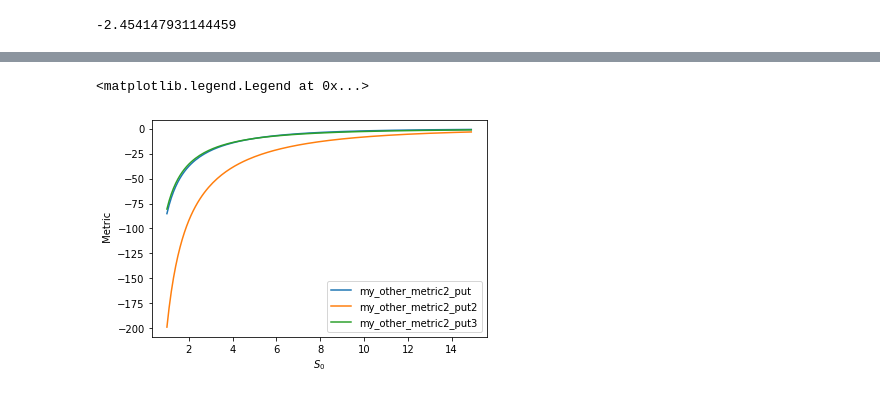
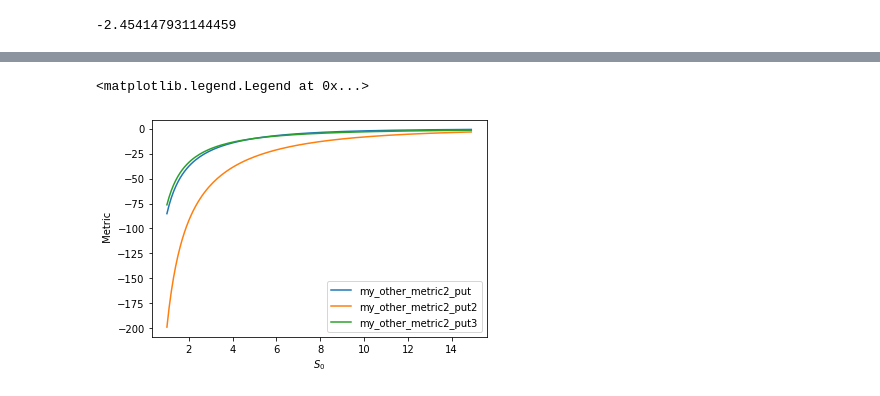
Before and after one commit to TheTesla/my-option-metrics, a Jupyter notebook: black-scholes.ipynb, the cells around one changed output, grey strips where cells are left out. Cells and saved outputs as stored; diff of their text form; code cells hidden in the pictures.

```diff
--- a/black-scholes.ipynb
+++ b/black-scholes.ipynb
@@ -85,14 +85,14 @@ plt.legend()
 # %%
 puts = [-my_other_metric2_put(s, K, T, r, sigma) for s in S]
 puts2 = [-my_other_metric2_put(s, K*1.5, T, r, sigma) for s in S]
-puts3 = [-my_other_metric2_put(s, K, T*2, r, sigma) for s in S]
+puts3 = [-my_other_metric2_put(s, K, T*3, r, sigma) for s in S]
 
 plt.plot(S, puts, label='my_other_metric2_put')
 plt.plot(S, puts2, label='my_other_metric2_put2')
 plt.plot(S, puts3, label='my_other_metric2_put3')
 plt.xlabel('$S_0$')
 plt.ylabel(' Metric')
 plt.legend()
 # %% [output]
 <matplotlib.legend.Legend at 0x...>
-[figure, old version]
+[figure, new version]
```
Also changed, not shown: parts of 2 cells of this notebook.
